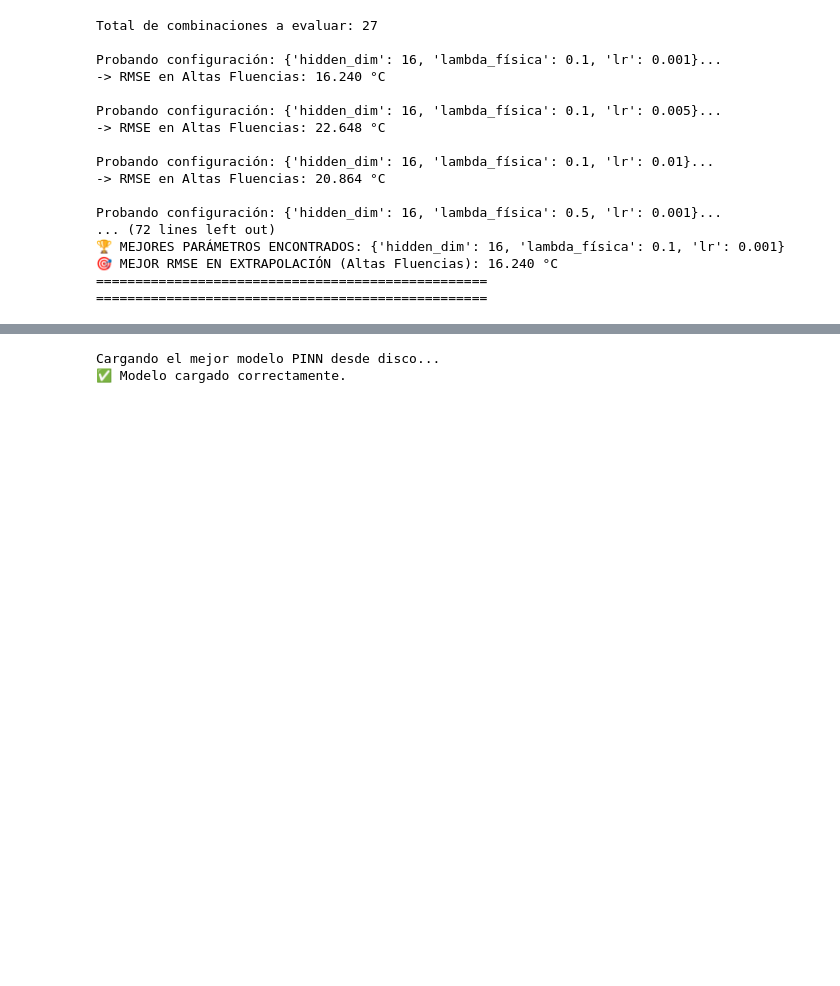
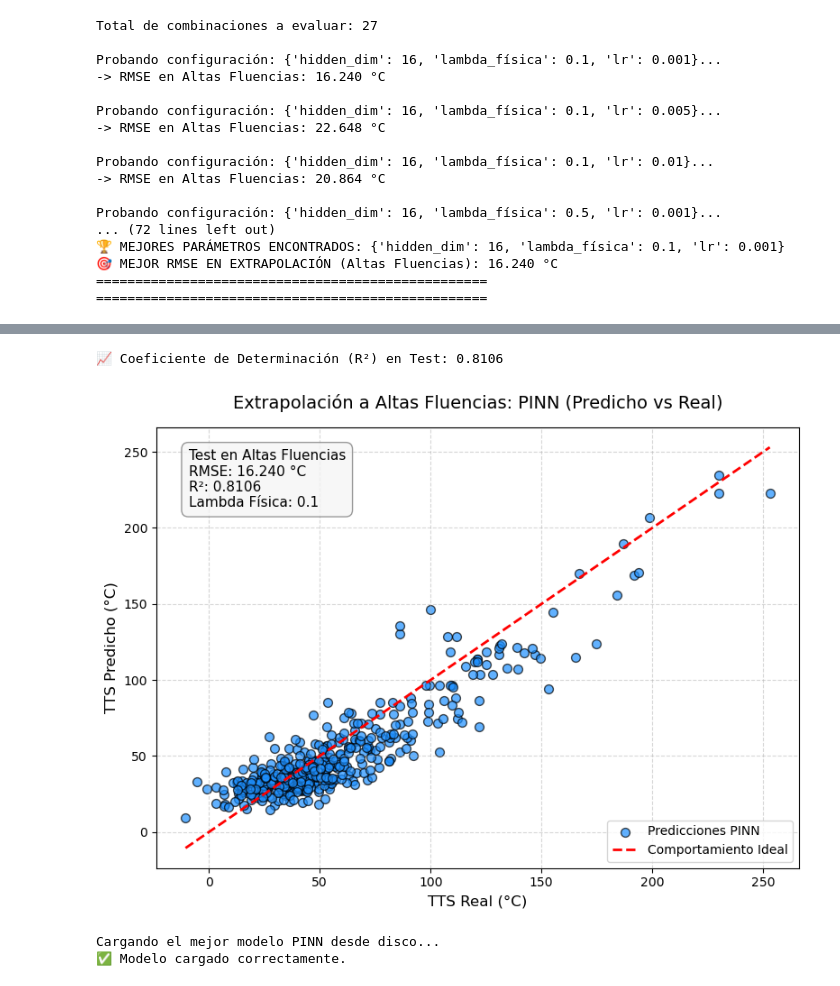
Before and after one commit to sammartinm/Fragilizacion-de-Aceros-de-Vasijas-Nucleares-Usando-PINNs-Informadas-por-la-Fisica, a Jupyter notebook: notebooks/05_PINN_Extrapolacion_Altas_Fluencias.ipynb, the cells around one changed output, grey strips where cells are left out. Saved outputs shown, nothing was run; the diff lists cells and outputs as text; code cells hidden in the pictures; blank space fills up the shorter version.

```diff
--- a/notebooks/05_PINN_Extrapolacion_Altas_Fluencias.ipynb
+++ b/notebooks/05_PINN_Extrapolacion_Altas_Fluencias.ipynb
@@ -259,3 +261,51 @@ NameError: name 'best_params' is not defined
+# %%
+from sklearn.metrics import r2_score
+
+# ... (Tu código previo de carga y guardado del modelo) ...
+
+# Aseguramos de que tenemos los valores reales de test
+y_test_real = test_df[target].values.reshape(-1, 1)
+
+# Calcular el coeficiente de determinación R²
+# (Asegúrate de que preds_test_real tiene las mismas dimensiones que y_test_real)
+best_r2 = r2_score(y_test_real, preds_test_real)
+print(f"📈 Coeficiente de Determinación (R²) en Test: {best_r2:.4f}")
+
+# --- VISUALIZACIÓN ---
+plt.figure(figsize=(8, 6))
+plt.scatter(y_test_real, preds_test_real, color='dodgerblue', alpha=0.7, edgecolors='k', s=50, label='Predicciones PINN')
+
+# Línea Ideal (Identidad)
+max_val = max(y_test_real.max(), preds_test_real.max())
+min_val = min(y_test_real.min(), preds_test_real.min())
+plt.plot([min_val, max_val], [min_val, max_val], color='red', linestyle='--', linewidth=2, label='Comportamiento Ideal')
+
+# Formateo y texto de parámetros (incluyendo el R²)
+texto_metricas = (
+    f"Test en Altas Fluencias\n"
+    f"RMSE: {best_rmse:.3f} °C\n"
+    f"R²: {best_r2:.4f}\n"
+    f"Lambda Física: {best_params['lambda_física']}"
+)
+
+estilo_caja = dict(boxstyle='round,pad=0.5', facecolor='whitesmoke', edgecolor='gray', alpha=0.8)
+plt.gca().text(0.05, 0.95, texto_metricas, transform=plt.gca().transAxes,
+               fontsize=11, verticalalignment='top', bbox=estilo_caja)
+
+plt.title('Extrapolación a Altas Fluencias: PINN (Predicho vs Real)', fontsize=14, pad=15)
+plt.xlabel('TTS Real (°C)', fontsize=12)
+plt.ylabel('TTS Predicho (°C)', fontsize=12)
+plt.grid(True, linestyle='--', alpha=0.5)
+plt.legend(loc='lower right')
+plt.tight_layout()
+
+# Opcional: guardar la gráfica con alta resolución para la sección de resultados del TFM
+# plt.savefig("../data/img/05_scatter_predicho_real.png", dpi=300)
+
+plt.show()
+# %% [output]
+📈 Coeficiente de Determinación (R²) en Test: 0.8106
+[figure, added]
 # %%
 print("Cargando el mejor modelo PINN desde disco...")
 
```
Also changed, not shown: parts of 1 cell of this notebook, 10 other files.
